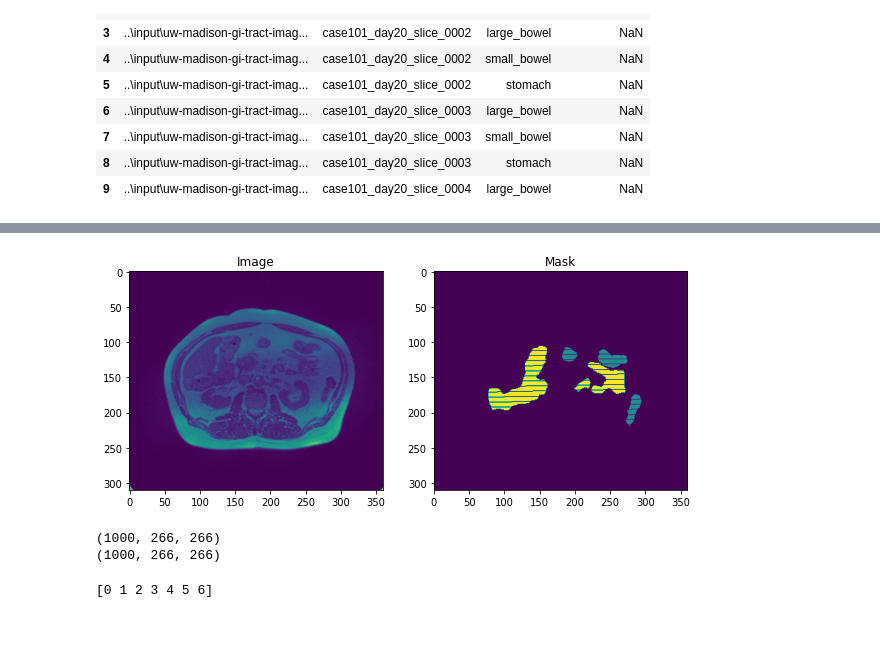
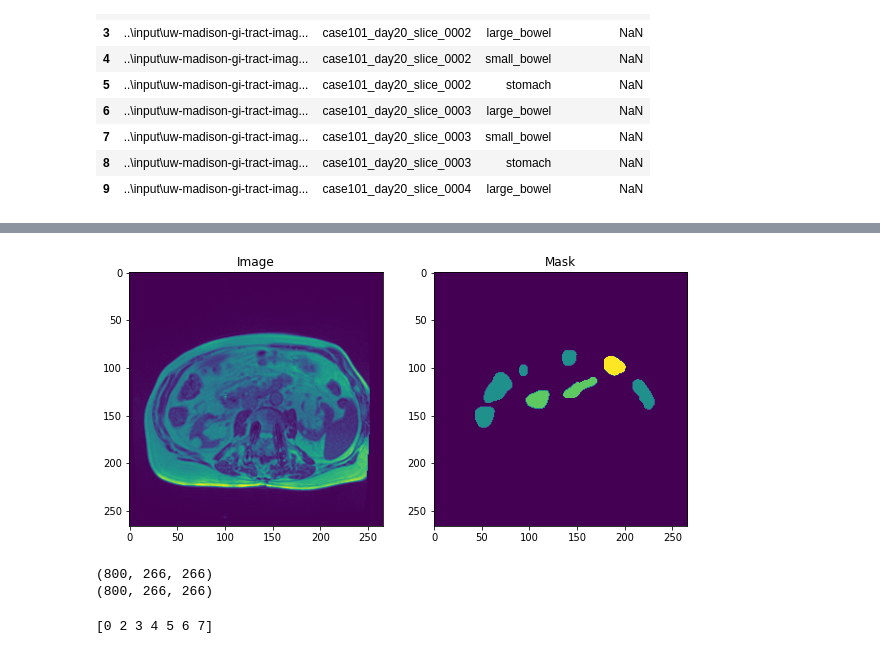
Before and after one commit to Ostrich96/628, a Jupyter notebook: 628final/final1-2.ipynb, the cells around one changed output, grey strips where cells are left out. Drawn from its saved outputs; the diff is of its cells as text; code cells hidden in the pictures.

```diff
--- a/628final/final1-2.ipynb
+++ b/628final/final1-2.ipynb
@@ -122,9 +122,9 @@ def get_mask(mask, img_shape,class_name):
   if mask == [(0,0)]:
     return canvas.T
   elif class_name =='large_bowel_mask' :
-    canvas[tuple(zip(*mask))] = 1
+    canvas[tuple(zip(*mask))] = 2
   elif class_name =='small_bowel_mask' :
-    canvas[tuple(zip(*mask))] = 2
+    canvas[tuple(zip(*mask))] = 3
   elif class_name =='stomach_mask' :
     canvas[tuple(zip(*mask))] = 4
   # This is the Equivalent for loop of the above command for better understanding.
@@ -162,7 +162,7 @@ input_array = []
 mask_array = []
 class_of_scan = ['large_bowel_mask','small_bowel_mask','stomach_mask']
 def array_append(input_array,mask_array,train_df):
-    for i in range(len(train_df)):
+    for i in range(4000):
         index = i
         curr_id = train_df.loc[index,'id']
         image = np.array(Image.open(train_df.loc[index,'Path']))
@@ -189,14 +189,14 @@ input_array,mask_array = array_append(input_array,mask_array,train_df)
 # %%
 fig, ax = plt.subplots(1,2, figsize=(10,10))
 ax[0].set_title('Image')
-ax[0].imshow(input_array[1000])
+ax[0].imshow(input_array[200])
 
 ax[1].set_title('Mask')
-ax[1].imshow(mask_array[1000])
+ax[1].imshow(mask_array[200])
 
 plt.show()
 # %% [output]
-[figure, old version]
+[figure, new version]
 # %%
 
 # input_array contains(266,266),(276,276),(310,360)
@@ -211,20 +211,23 @@ for i in range(len(input_array)):
 input_266 = np.array(input_266,dtype=np.uint16)
 mask_266 = np.array(mask_266,dtype=np.uint16)#too big, too much memory
 
-input_266 = input_266[:100]
-mask_266 = mask_266[:100]
+input_266 = input_266[:800]
+mask_266 = mask_266[:800]
 
 print(input_266.shape)
 print(mask_266.shape)
 # %% [output]
-(1000, 266, 266)
-(1000, 266, 266)
+(800, 266, 266)
+(800, 266, 266)
 # %%
+#normalize input
+from keras.utils.np_utils import normalize
 input_266 = np.expand_dims(input_266,axis=3)
+input_266 = normalize(input_266, axis=1)
 print(np.unique(mask_266))
 # 0 = background,
 # %% [output]
-[0 1 2 3 4 5 6]
+[0 2 3 4 5 6 7]
 # %%
 from sklearn.preprocessing import LabelEncoder
 labelencoder = LabelEncoder()
```
Also changed, not shown: parts of 14 cells of this notebook.
